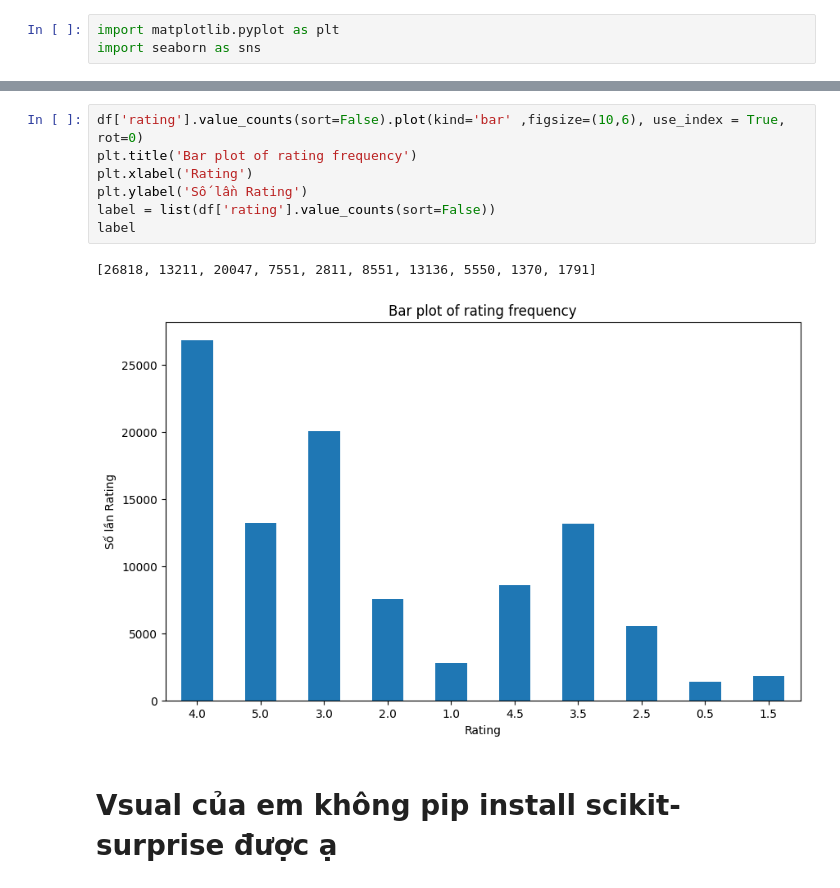
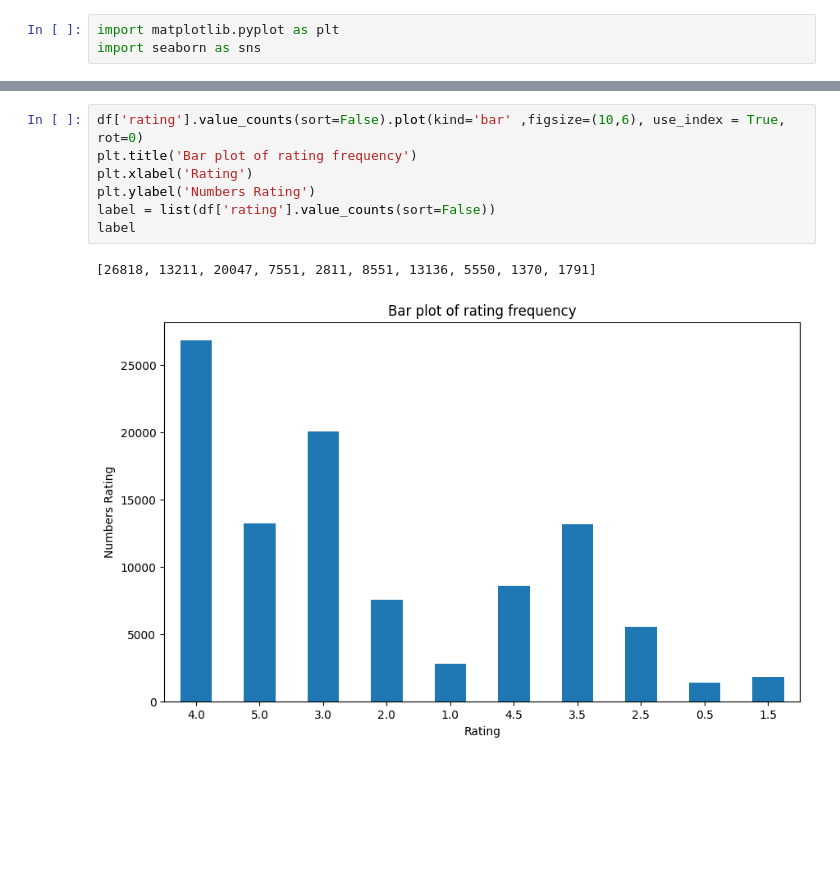
Before and after one commit to Vu-PTIT/LearnAi_Vu, a Jupyter notebook: Bao_cao_TuanVu_Tuan5/ThucHanh/movielen.ipynb, the cells around one changed output, grey strips where cells are left out. Drawn from its saved outputs; the diff is of its cells as text; blank space fills up the shorter version.

```diff
--- a/Bao_cao_TuanVu_Tuan5/ThucHanh/movielen.ipynb
+++ b/Bao_cao_TuanVu_Tuan5/ThucHanh/movielen.ipynb
@@ -151,12 +148,10 @@ Name: rating, Length: 610, dtype: float64
 # %%
 df['rating'].value_counts(sort=False).plot(kind='bar' ,figsize=(10,6), use_index = True, rot=0)
 plt.title('Bar plot of rating frequency')
 plt.xlabel('Rating')
-plt.ylabel('Số lần Rating')
+plt.ylabel('Numbers Rating')
 label = list(df['rating'].value_counts(sort=False))
 label
 # %% [output]
 [26818, 13211, 20047, 7551, 2811, 8551, 13136, 5550, 1370, 1791]
-[figure, old version]
+[figure, new version]
-# %% [markdown]
-# Vsual của em không pip install scikit-surprise được ạ
```
Also changed, not shown: parts of 3 cells of this notebook, 1 other file.
